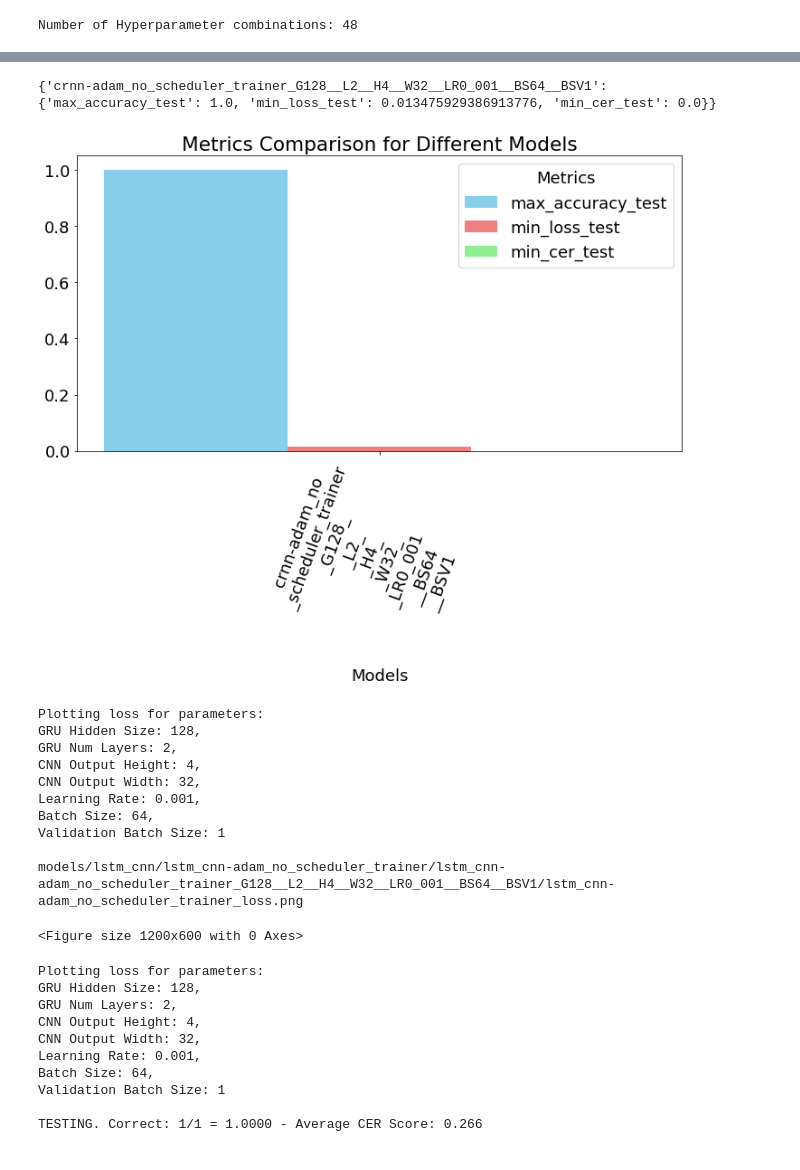
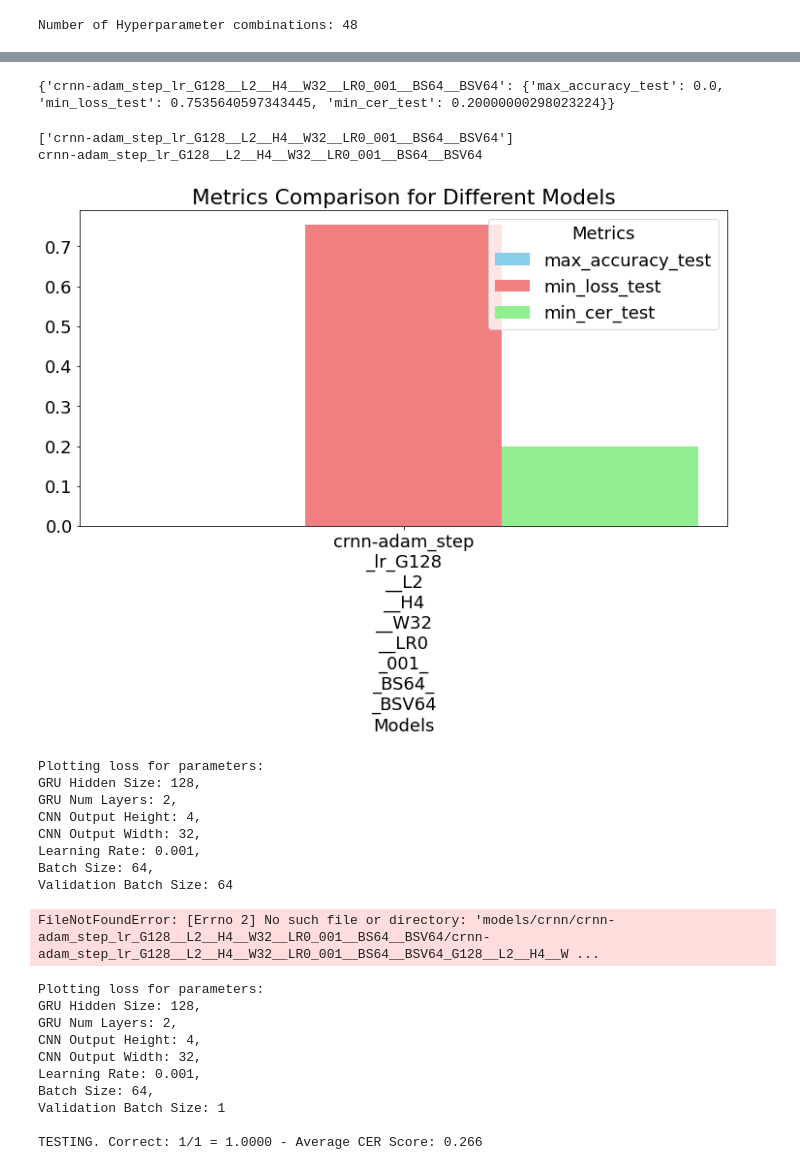
Before and after one commit to Simon-0711/neural_networks_seminar, a Jupyter notebook: benchmarking_emnist/lstm_training.ipynb, the cells around one changed output, grey strips where cells are left out. Drawn from its saved outputs; the diff is of its cells as text; code cells hidden in the pictures.

```diff
--- a/benchmarking_emnist/lstm_training.ipynb
+++ b/benchmarking_emnist/lstm_training.ipynb
@@ -70,7 +70,7 @@ for param_combination in param_combinations:
     optimizer_configs = {
         "adam": torch.optim.Adam,
         # "adam_w": torch.optim.AdamW,
-        "adam_w_regulise": torch.optim.AdamW
+        # "adam_w_regulise": torch.optim.AdamW
     }
 
     scheduler_configs = {
@@ -109,13 +109,14 @@ for param_combination in param_combinations:
                 abbreviation = f"G{gru_hidden_size}__L{gru_num_layers}__H{cnn_output_height}__W{cnn_output_width}__LR{learning_rate}__BS{batch_size}__BSV{batch_size_val}"
                 abbreviation = abbreviation.replace(".", "_")
                 main_model_name = model_name.split('-', 1)[0]
-                trainer_name = f"{model_name}-{optimizer_name}_{scheduler_name}_{abbreviation}_trainer"
+                trainer_name = f"{model_name}-{optimizer_name}_{scheduler_name}_{abbreviation}"
 
                 trainer = Trainer(
                     model, model_name, criterion, optimizer, train_loader, val_loader, test_loader,
                     epochs=epochs, args={"blank_label": blank_label, "cnn_output_width": cnn_output_width},
                     scheduler=scheduler
                 )
+                # trainer.to_device("mps")
                 trainers[trainer_name] = trainer
 print(f"Prepared {len(trainers)} models for training.")
 # %% [output]
@@ -130,18 +144,20 @@ Validation Batch Size: 1
 # %%
+import time
+
+
 metrics_global = {}
 for model_name, trainer in trainers.items():
     print(f"Training {model_name}")
+    start_time = time.time()
     metrics = trainer.train_validate_test()
-    print(f"Finished training {model_name}")
-
+    end_time = time.time()
+    print(f"Finished training {model_name} and took {end_time - start_time} seconds.")
     # Save the trained model with abbreviation and parameter values
-    abbreviation = f"G{gru_hidden_size}__L{gru_num_layers}__H{cnn_output_height}__W{cnn_output_width}__LR{learning_rate}__BS{batch_size}__BSV{batch_size_val}"
-    abbreviation = abbreviation.replace(".", "_")
     main_model_name = model_name.split('-', 1)[0]
-    base_path = f'models/{main_model_name}/{model_name}/{model_name}_{abbreviation}/'
+    base_path = f'models/{main_model_name}/{model_name}/'
 
     # Add metrics to model name
-    metrics_global[f"{model_name}_{abbreviation}"] = metrics
+    metrics_global[f"{model_name}"] = metrics
 
     # Save model to disk
     create_directory_if_not_exists(base_path)
@@ -176,39 +211,44 @@ for model_name, model_scores in metrics_global.items():
     # best_model_scores[model_name]["min_loss_train"] = min(model_scores["train_loss"])
     # best_model_scores[model_name]["min_cer_train"] = min(model_scores["train_cer"])
     print(best_model_scores)
+# Save and load best model scores to file
+save_dict_to_pkl(best_model_scores, "best_model_scores")
 # %% [output]
-{'crnn-adam_no_scheduler_trainer_G128__L2__H4__W32__LR0_001__BS64__BSV1': {'max_accuracy_test': 1.0, 'min_loss_test': 0.013475929386913776, 'min_cer_test': 0.0}}
+{'crnn-adam_step_lr_G128__L2__H4__W32__LR0_001__BS64__BSV64': {'max_accuracy_test': 0.0, 'min_loss_test': 0.7535640597343445, 'min_cer_test': 0.20000000298023224}}
 # %%
 import numpy as np
 from utils import split_and_insert_newline_list
 import matplotlib.pyplot as plt
 # Extract metric names and values for each model
 model_names = list(best_model_scores.keys())
+print(model_names)
 metric_names = list(best_model_scores[model_names[0]].keys())
 
 # Create a list of colors for each metric
 colors = ['skyblue', 'lightcoral', 'lightgreen']
 
 # Set the width of each bar
 bar_width = 0.2
 
 # Create a position array for the bars
 positions = np.arange(len(model_names))
 
 # Create a grouped bar plot for all metrics
 plt.figure(figsize=(12, 6))
 
 for i, metric in enumerate(metric_names):
     metric_scores = [best_model_scores[model][metric] for model in model_names]
     plt.bar(positions + i * bar_width, metric_scores, bar_width, label=metric, color=colors[i])
 
 plt.xlabel('Models')
-plt.xticks(positions + (len(metric_names) - 1) * bar_width / 2, split_and_insert_newline_list(model_names), rotation=70)
+plt.xticks((positions + (len(metric_names) - 1) * bar_width / 2), split_and_insert_newline_list(model_names))
 plt.legend(loc='best', title='Metrics')
 plt.title('Metrics Comparison for Different Models')
 plt.show()
 # %% [output]
+['crnn-adam_step_lr_G128__L2__H4__W32__LR0_001__BS64__BSV64']
+crnn-adam_step_lr_G128__L2__H4__W32__LR0_001__BS64__BSV64
-[figure, old version]
+[figure, new version]
 # %%
 for param_combination in param_combinations:
 
@@ -250,10 +290,8 @@ CNN Output Height: 4,
 CNN Output Width: 32,
 Learning Rate: 0.001,
 Batch Size: 64,
-Validation Batch Size: 1
-
-models/lstm_cnn/lstm_cnn-adam_no_scheduler_trainer/lstm_cnn-adam_no_scheduler_trainer_G128__L2__H4__W32__LR0_001__BS64__BSV1/lstm_cnn-adam_no_scheduler_trainer_loss.png
+Validation Batch Size: 64
-<Figure size 1200x600 with 0 Axes>
+FileNotFoundError: [Errno 2] No such file or directory: 'models/crnn/crnn-adam_step_lr_G128__L2__H4__W32__LR0_001__BS64__BSV64/crnn-adam_step_lr_G128__L2__H4__W32__LR0_001__BS64__BSV64_G128__L2__H4__W ...
 # %%
 for param_combination in param_combinations:
 
```
Also changed, not shown: parts of 4 cells of this notebook, 10 other files.
